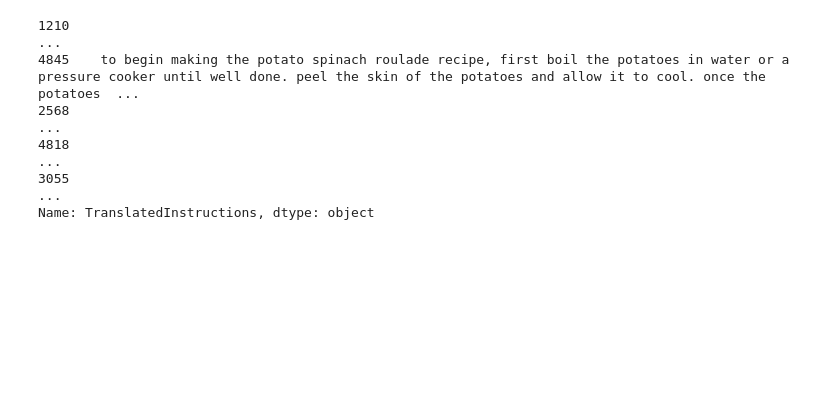
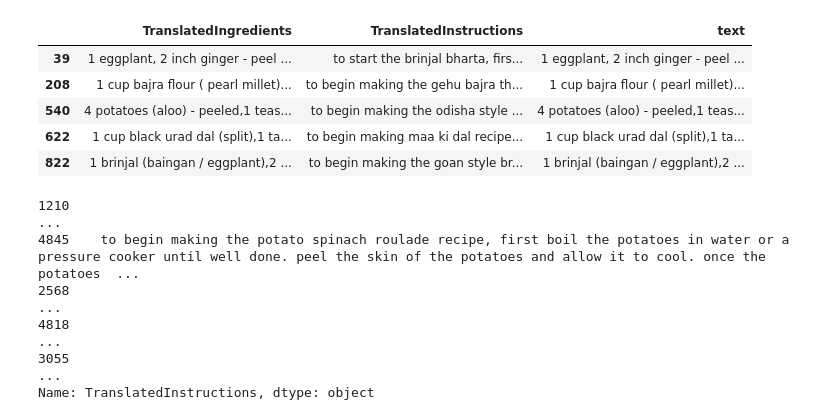
Before and after one commit to amanverma685/FInetunedNotebooks, a Jupyter notebook: top_5_receipe.ipynb, the cells around one changed output. Saved outputs shown, nothing was run; the diff lists cells and outputs as text; code cells hidden in the pictures; blank space fills up the shorter version.

Commit message:
similarity_scores

```diff
--- a/top_5_receipe.ipynb
+++ b/top_5_receipe.ipynb
@@ -36,6 +36,15 @@ similarity_scores = cosine_similarity(new_X, X)[0]
 top_5_indices = similarity_scores.argsort()[::-1][:5]
 
 top_5_recipes = df.iloc[top_5_indices]['TranslatedInstructions']
+# %%
+df[similarity_scores>0].head()
+# %% [output]
+|  | TranslatedIngredients | TranslatedInstructions | text |
+| 39 | 1 eggplant, 2 inch ginger - peel ... | to start the brinjal bharta, firs... | 1 eggplant, 2 inch ginger - peel ... |
+| 208 | 1 cup bajra flour ( pearl millet)... | to begin making the gehu bajra th... | 1 cup bajra flour ( pearl millet)... |
+| 540 | 4 potatoes (aloo) - peeled,1 teas... | to begin making the odisha style ... | 4 potatoes (aloo) - peeled,1 teas... |
+| 622 | 1 cup black urad dal (split),1 ta... | to begin making maa ki dal recipe... | 1 cup black urad dal (split),1 ta... |
+| 822 | 1 brinjal (baingan / eggplant),2 ... | to begin making the goan style br... | 1 brinjal (baingan / eggplant),2 ... |
 # %%
 top_5_recipes
 # %% [output]
```
